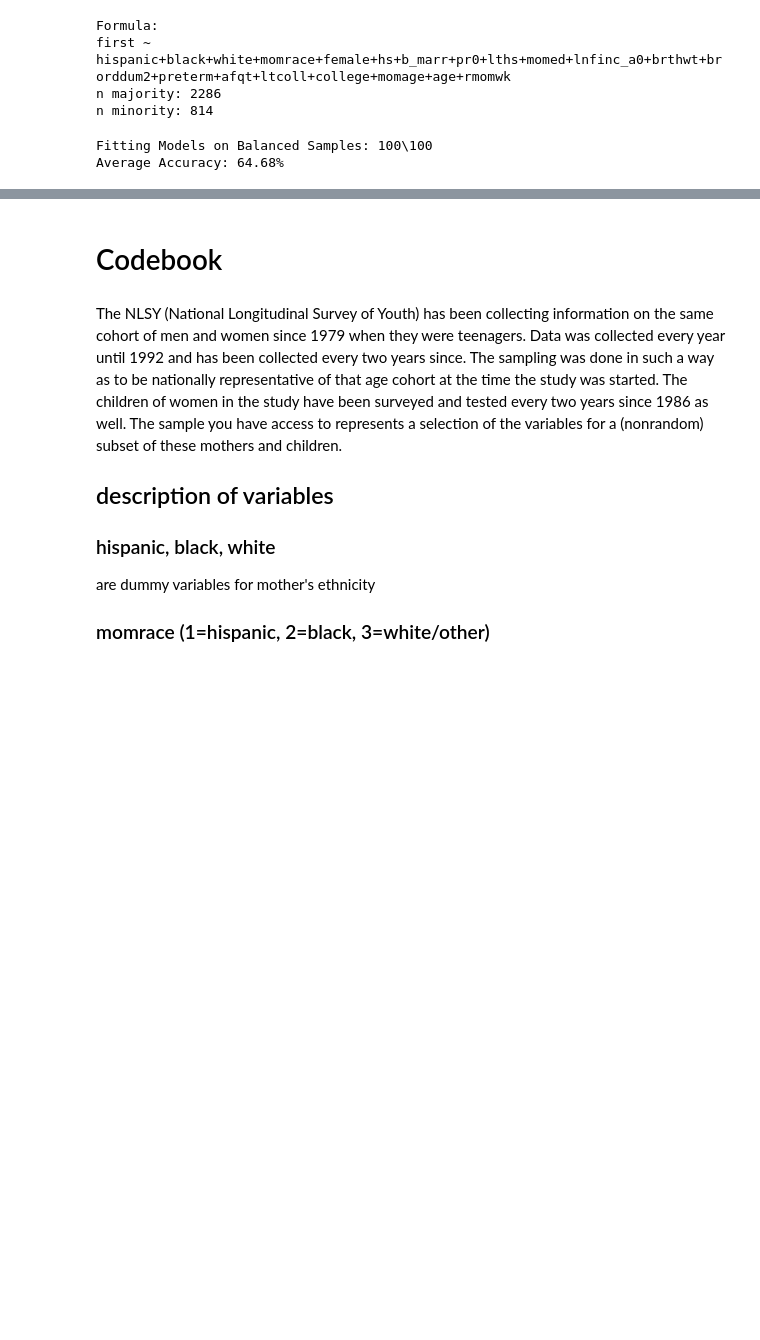
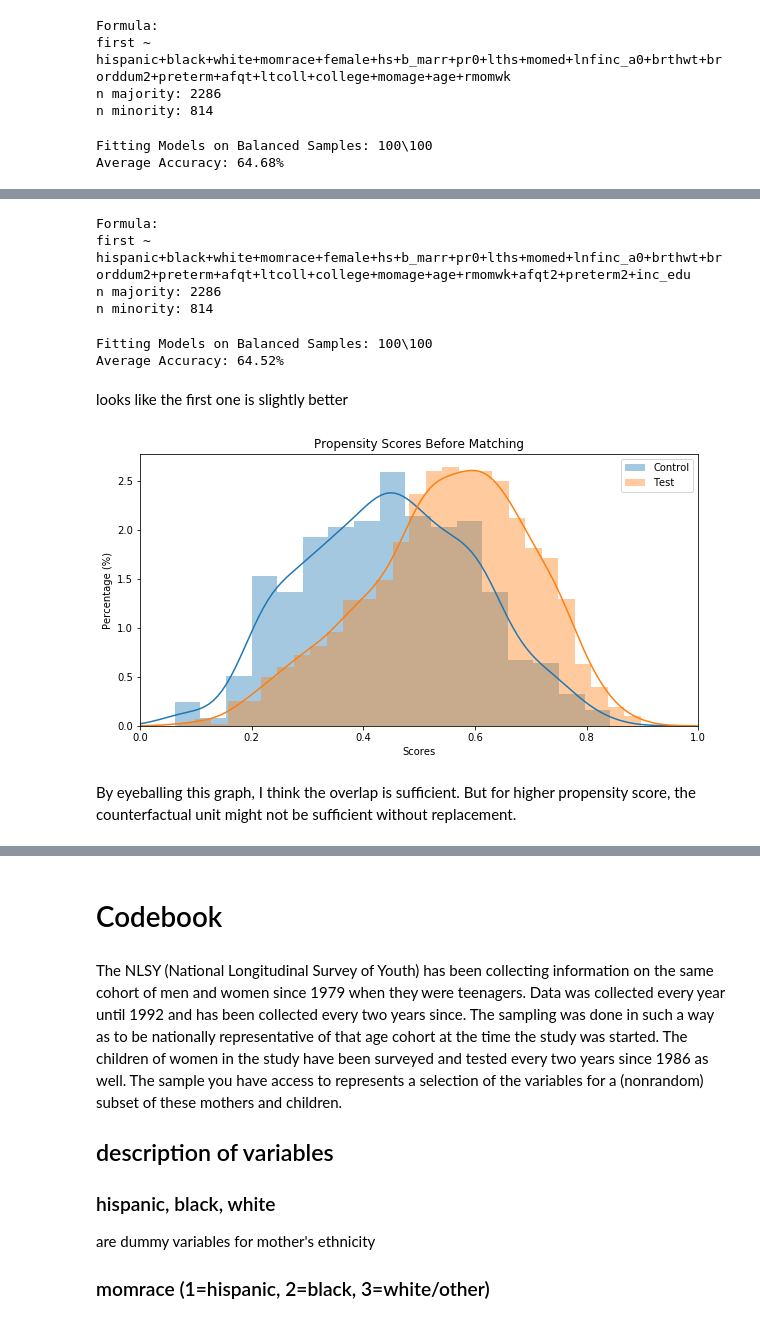
Before and after one commit to junyanyao/NYU_projects, a Jupyter notebook: Assignment_4_python.ipynb, the cells around one changed output, grey strips where cells are left out. Drawn from its saved outputs; the diff is of its cells as text; code cells hidden in the pictures; blank space fills up the shorter version.

```diff
--- a/Assignment_4_python.ipynb
+++ b/Assignment_4_python.ipynb
@@ -87,0 +103,33 @@ Average Accuracy: 64.68%
+# %%
+df['momage2'] = df['momage'] * df['momage']
+df['afqt2'] = df['afqt'] * df['afqt']
+df['preterm2'] = df['preterm'] * df['preterm']
+df['inc_edu'] = df['lnfinc_a0'] * df['momed']
+# %%
+df3= df[['first','hispanic', 'black' ,'white', 'momrace', 'female', 'hs' ,'b_marr', 'pr0', 'lths', 'momed', 'lnfinc_a0', 'brthwt', 'brorddum2', 'preterm', 'afqt', 'ltcoll', 'college', 'momage', 'age', 'rmomwk', 'afqt2', 'preterm2', 'inc_edu']]
+
+
+test2 = df3[df3['first']==1]
+control2 = df3[df3['first']==0]
+# %%
+m2 = Matcher(test2, control2, yvar="first")
+# %% [output]
+Formula:
+first ~ hispanic+black+white+momrace+female+hs+b_marr+pr0+lths+momed+lnfinc_a0+brthwt+brorddum2+preterm+afqt+ltcoll+college+momage+age+rmomwk+afqt2+preterm2+inc_edu
+n majority: 2286
+n minority: 814
+# %%
+np.random.seed(20170925)
+m2.fit_scores(balance=True, nmodels=100)
+# %% [output]
+Fitting Models on Balanced Samples: 100\100
+Average Accuracy: 64.52%
+# %% [markdown]
+looks like the first one is slightly better
+# %%
+m2.predict_scores()
+m2.plot_scores()
+# %% [output]
+[figure, added]
+# %% [markdown]
+By eyeballing this graph, I think the overlap is sufficient. But for higher propensity score, the counterfactual unit might not be sufficient without replacement.
```
Also changed, not shown: parts of 14 cells of this notebook.
